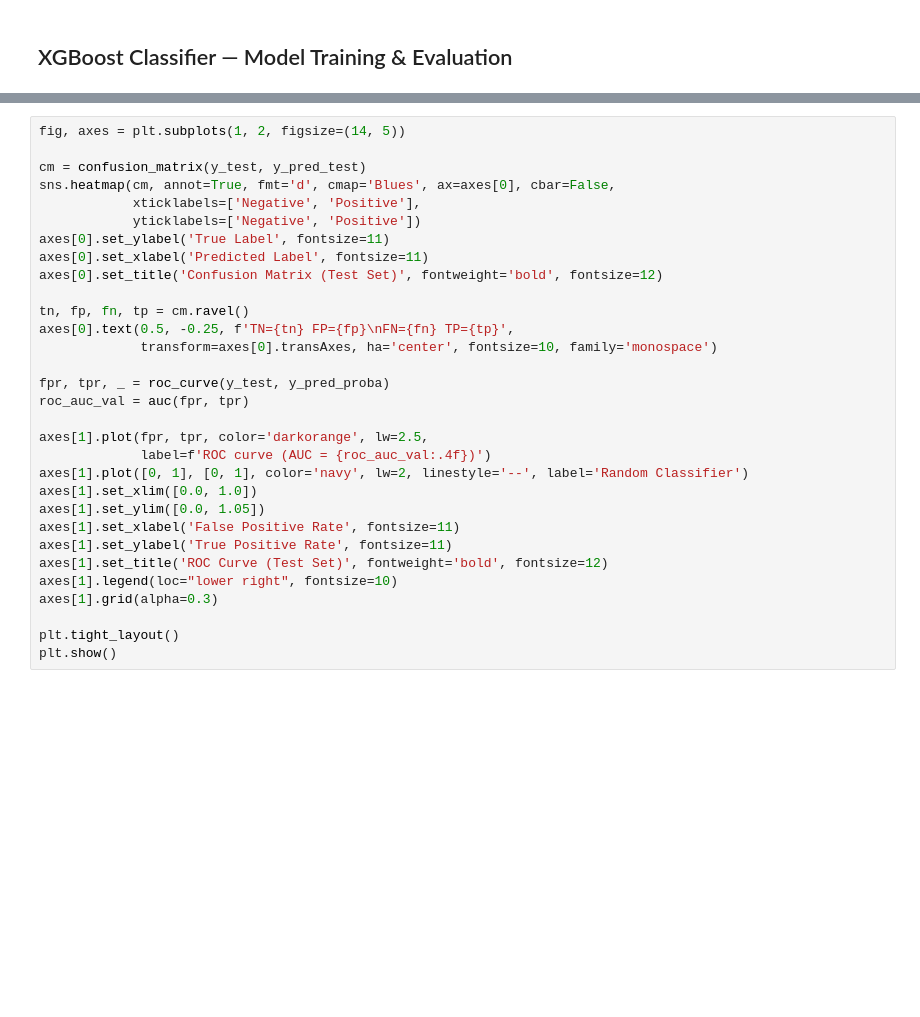
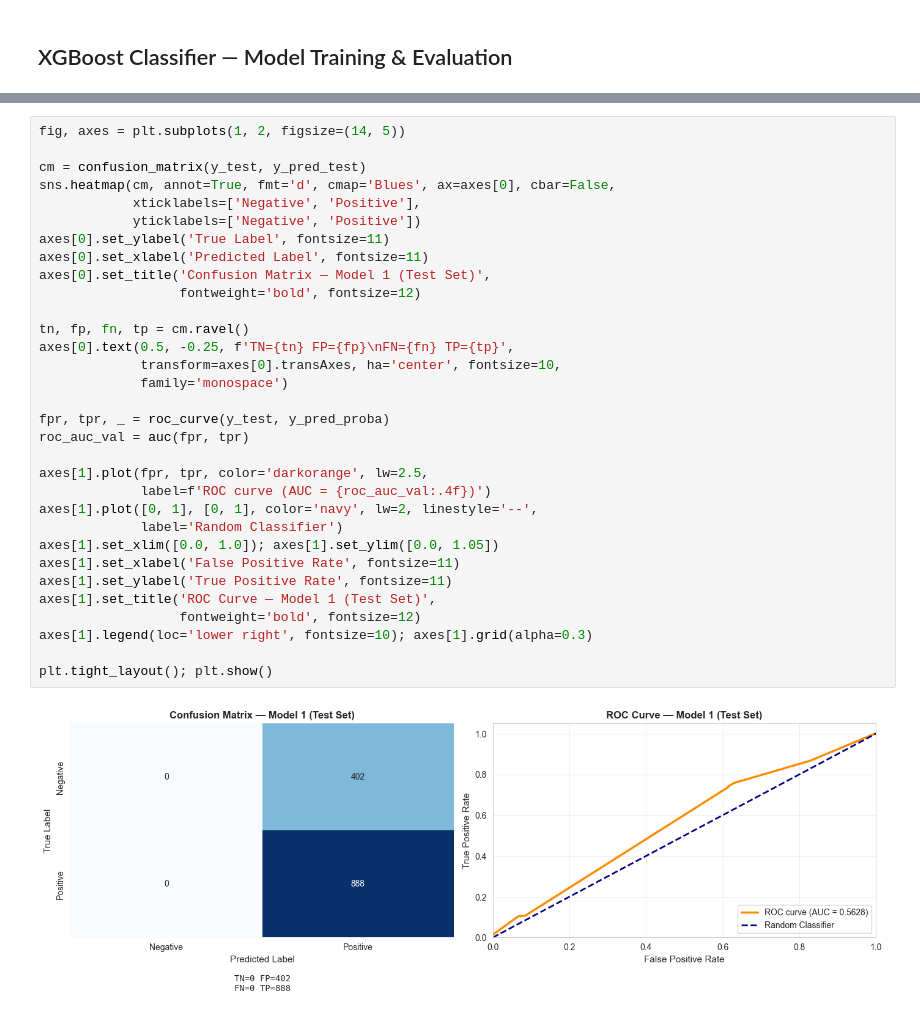
Before and after one commit to dansil2301/BasicStockPricePrediction, a Jupyter notebook: Analysis/XGBoost_analysis.ipynb, the cells around one changed output, grey strips where cells are left out. Drawn from its saved outputs; the diff is of its cells as text; blank space fills up the shorter version.

```diff
--- a/Analysis/XGBoost_analysis.ipynb
+++ b/Analysis/XGBoost_analysis.ipynb
@@ -270,32 +378,35 @@ print(f"\nNumber of features for 95% cumulative importance: {n_features_95}")
 # %%
 fig, axes = plt.subplots(1, 2, figsize=(14, 5))
 
 cm = confusion_matrix(y_test, y_pred_test)
 sns.heatmap(cm, annot=True, fmt='d', cmap='Blues', ax=axes[0], cbar=False,
             xticklabels=['Negative', 'Positive'],
             yticklabels=['Negative', 'Positive'])
 axes[0].set_ylabel('True Label', fontsize=11)
 axes[0].set_xlabel('Predicted Label', fontsize=11)
-axes[0].set_title('Confusion Matrix (Test Set)', fontweight='bold', fontsize=12)
+axes[0].set_title('Confusion Matrix — Model 1 (Test Set)',
+                  fontweight='bold', fontsize=12)
 
 tn, fp, fn, tp = cm.ravel()
 axes[0].text(0.5, -0.25, f'TN={tn} FP={fp}\nFN={fn} TP={tp}',
-             transform=axes[0].transAxes, ha='center', fontsize=10, family='monospace')
+             transform=axes[0].transAxes, ha='center', fontsize=10,
+             family='monospace')
 
 fpr, tpr, _ = roc_curve(y_test, y_pred_proba)
 roc_auc_val = auc(fpr, tpr)
 
 axes[1].plot(fpr, tpr, color='darkorange', lw=2.5,
              label=f'ROC curve (AUC = {roc_auc_val:.4f})')
-axes[1].plot([0, 1], [0, 1], color='navy', lw=2, linestyle='--', label='Random Classifier')
-axes[1].set_xlim([0.0, 1.0])
-axes[1].set_ylim([0.0, 1.05])
+axes[1].plot([0, 1], [0, 1], color='navy', lw=2, linestyle='--',
+             label='Random Classifier')
+axes[1].set_xlim([0.0, 1.0]); axes[1].set_ylim([0.0, 1.05])
 axes[1].set_xlabel('False Positive Rate', fontsize=11)
 axes[1].set_ylabel('True Positive Rate', fontsize=11)
-axes[1].set_title('ROC Curve (Test Set)', fontweight='bold', fontsize=12)
-axes[1].legend(loc="lower right", fontsize=10)
-axes[1].grid(alpha=0.3)
+axes[1].set_title('ROC Curve — Model 1 (Test Set)',
+                  fontweight='bold', fontsize=12)
+axes[1].legend(loc='lower right', fontsize=10); axes[1].grid(alpha=0.3)
 
-plt.tight_layout()
-plt.show()
+plt.tight_layout(); plt.show()
+# %% [output]
+[figure, added]
 # %%
```
Also changed, not shown: parts of 22 cells of this notebook, 1 other file.
